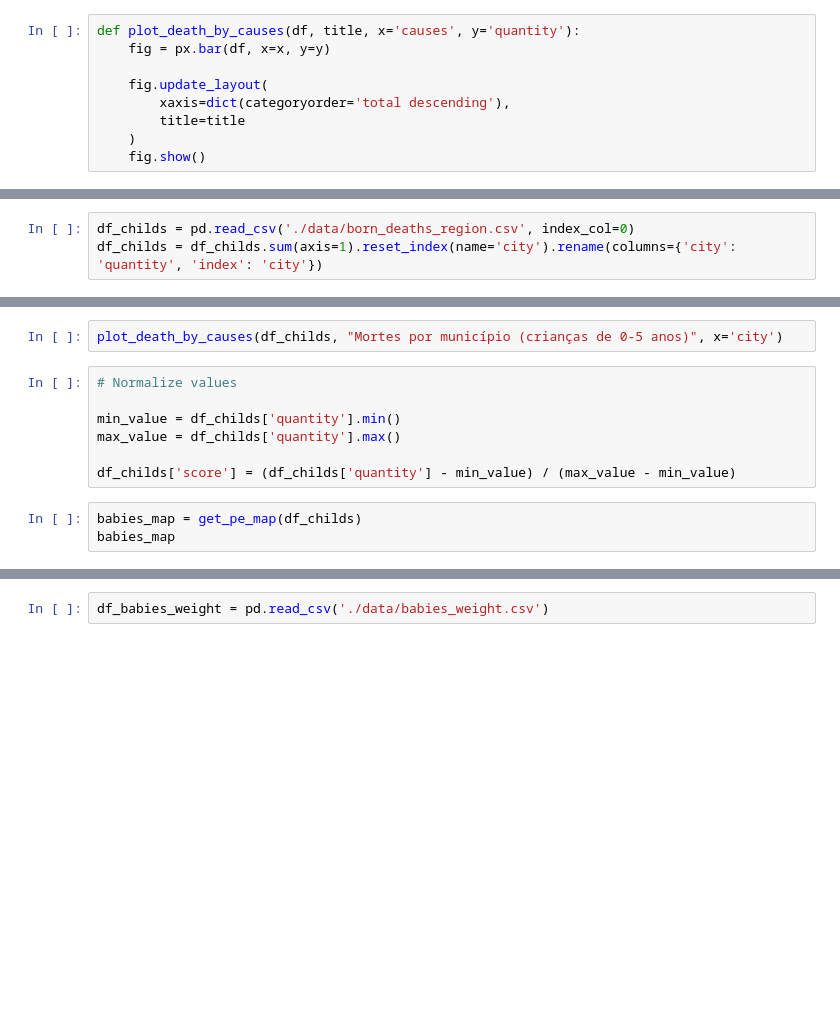
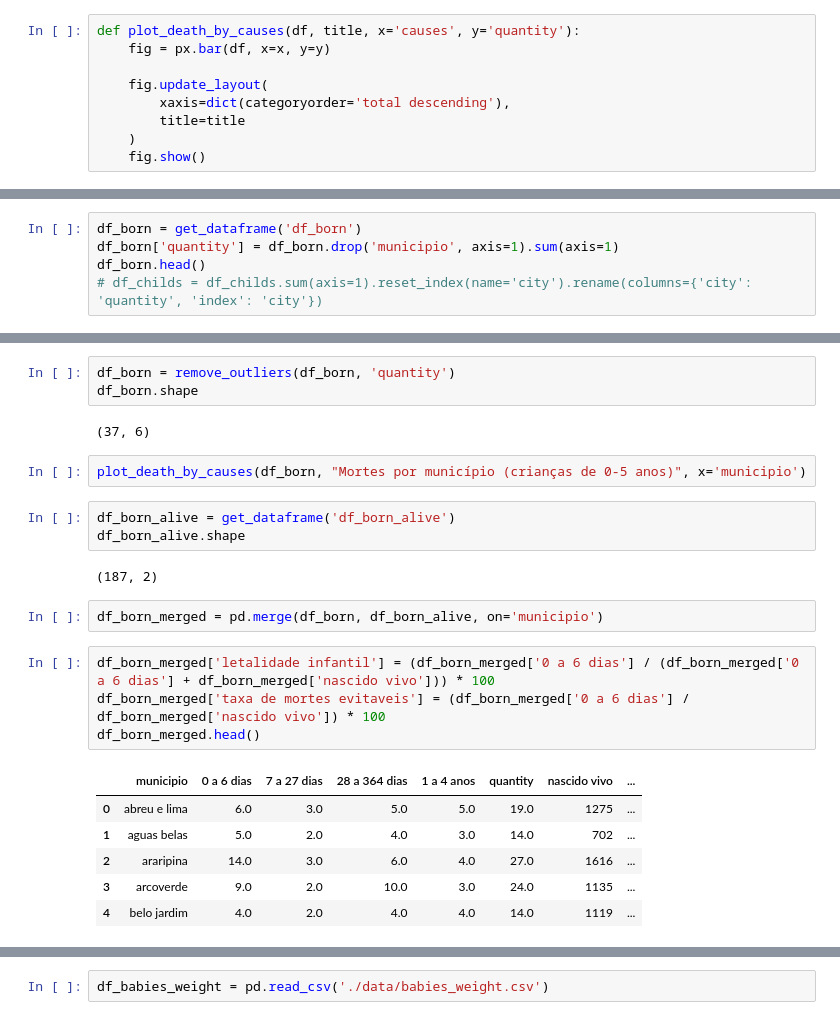
Before and after one commit to yvesemmanuel/pernambuco_health_analysis, a Jupyter notebook: analysis.ipynb, the cells around one changed output, grey strips where cells are left out. Drawn from its saved outputs; the diff is of its cells as text; blank space fills up the shorter version.

```diff
--- a/analysis.ipynb
+++ b/analysis.ipynb
@@ -21,3 +33,5 @@ def plot_death_by_causes(df, title, x='causes', y='quantity'):
 # %%
-df_childs = pd.read_csv('./data/born_deaths_region.csv', index_col=0)
-df_childs = df_childs.sum(axis=1).reset_index(name='city').rename(columns={'city': 'quantity', 'index': 'city'})
+df_born = get_dataframe('df_born')
+df_born['quantity'] = df_born.drop('municipio', axis=1).sum(axis=1)
+df_born.head()
+# df_childs = df_childs.sum(axis=1).reset_index(name='city').rename(columns={'city': 'quantity', 'index': 'city'})
@@ -26,12 +49,25 @@ df_childs = remove_outliers(df_childs, 'quantity')
+# %%
+df_born = remove_outliers(df_born, 'quantity')
+df_born.shape
+# %% [output]
+(37, 6)
 # %%
-plot_death_by_causes(df_childs, "Mortes por município (crianças de 0-5 anos)", x='city')
+plot_death_by_causes(df_born, "Mortes por município (crianças de 0-5 anos)", x='municipio')
-# %%
-# Normalize values
-
-min_value = df_childs['quantity'].min()
-max_value = df_childs['quantity'].max()
-
-df_childs['score'] = (df_childs['quantity'] - min_value) / (max_value - min_value)
-# %%
-babies_map = get_pe_map(df_childs)
-babies_map
+# %%
+df_born_alive = get_dataframe('df_born_alive')
+df_born_alive.shape
+# %% [output]
+(187, 2)
+# %%
+df_born_merged = pd.merge(df_born, df_born_alive, on='municipio')
+# %%
+df_born_merged['letalidade infantil'] = (df_born_merged['0 a 6 dias'] / (df_born_merged['0 a 6 dias'] + df_born_merged['nascido vivo'])) * 100
+df_born_merged['taxa de mortes evitaveis'] = (df_born_merged['0 a 6 dias'] / df_born_merged['nascido vivo']) * 100
+df_born_merged.head()
+# %% [output]
+|  | municipio | 0 a 6 dias | 7 a 27 dias | 28 a 364 dias | 1 a 4 anos | quantity | nascido vivo | ... |
+| 0 | abreu e lima | 6.0 | 3.0 | 5.0 | 5.0 | 19.0 | 1275 | ... |
+| 1 | aguas belas | 5.0 | 2.0 | 4.0 | 3.0 | 14.0 | 702 | ... |
+| 2 | araripina | 14.0 | 3.0 | 6.0 | 4.0 | 27.0 | 1616 | ... |
+| 3 | arcoverde | 9.0 | 2.0 | 10.0 | 3.0 | 24.0 | 1135 | ... |
+| 4 | belo jardim | 4.0 | 2.0 | 4.0 | 4.0 | 14.0 | 1119 | ... |
```
Also changed, not shown: parts of 53 cells of this notebook, 25 other files.
